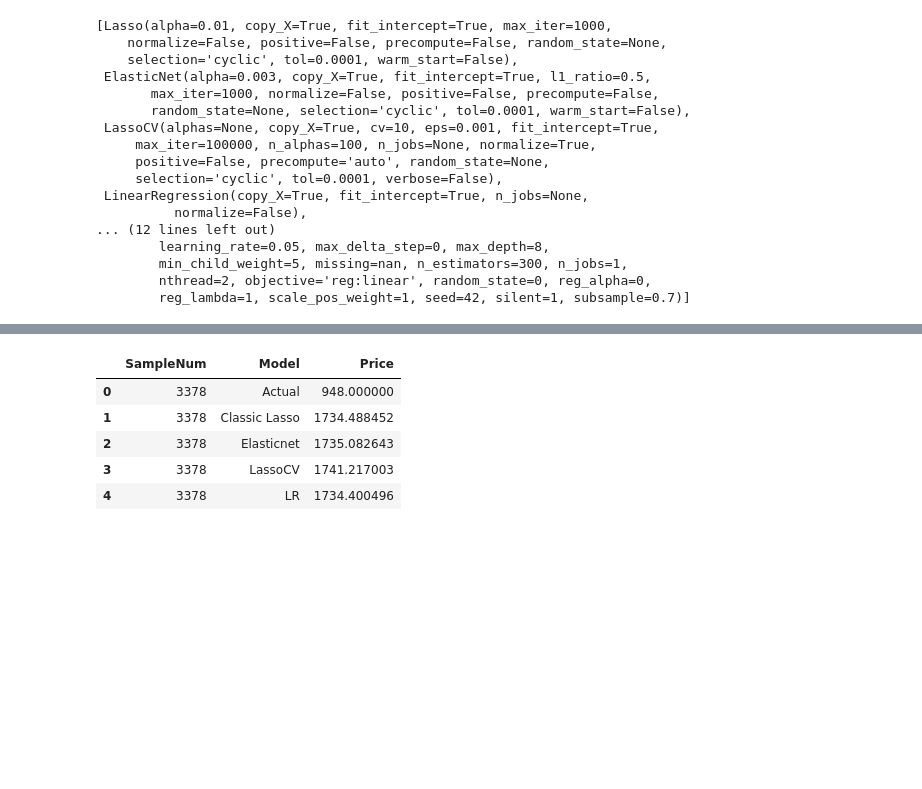
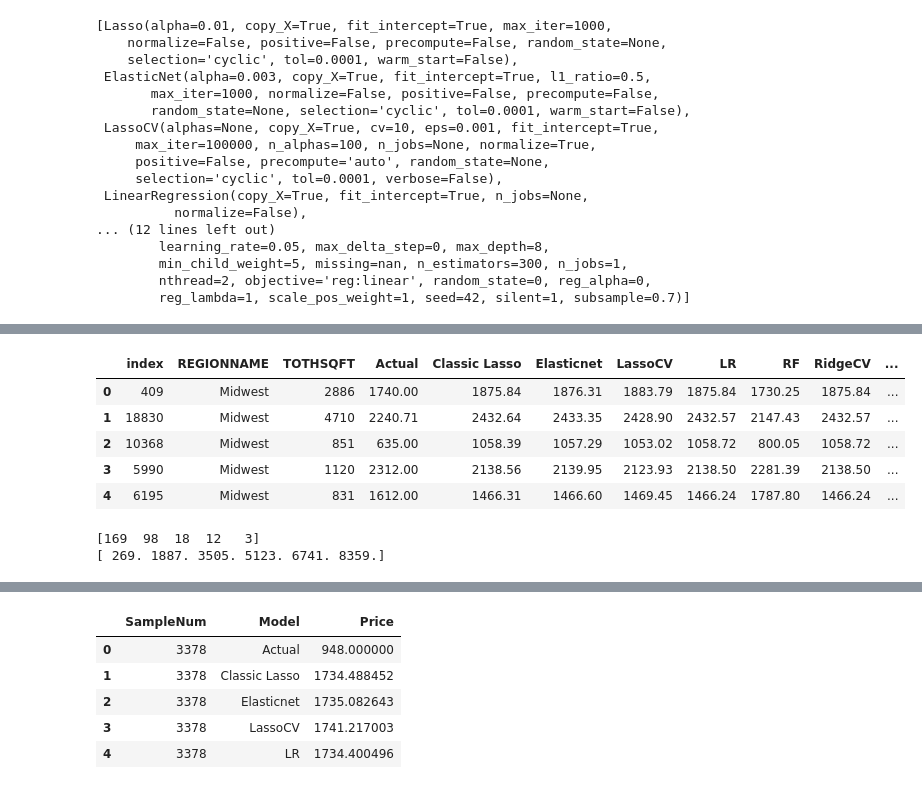
Before and after one commit to sigmanudude/ResidentialEnergyPrediction, a Jupyter notebook: predictPrice.ipynb, the cells around one changed output, grey strips where cells are left out. Drawn from its saved outputs; the diff is of its cells as text; code cells hidden in the pictures; blank space fills up the shorter version.

```diff
--- a/predictPrice.ipynb
+++ b/predictPrice.ipynb
@@ -243,0 +244,18 @@ results_data
+# %%
+newdf = pd.merge(samp[['index','REGIONNAME','TOTHSQFT']], results_data, on = "index")
+# %%
+newdf.head()
+# %% [output]
+|  | index | REGIONNAME | TOTHSQFT | Actual | Classic Lasso | Elasticnet | LassoCV | LR | RF | RidgeCV | ... |
+| 0 | 409 | Midwest | 2886 | 1740.00 | 1875.84 | 1876.31 | 1883.79 | 1875.84 | 1730.25 | 1875.84 | ... |
+| 1 | 18830 | Midwest | 4710 | 2240.71 | 2432.64 | 2433.35 | 2428.90 | 2432.57 | 2147.43 | 2432.57 | ... |
+| 2 | 10368 | Midwest | 851 | 635.00 | 1058.39 | 1057.29 | 1053.02 | 1058.72 | 800.05 | 1058.72 | ... |
+| 3 | 5990 | Midwest | 1120 | 2312.00 | 2138.56 | 2139.95 | 2123.93 | 2138.50 | 2281.39 | 2138.50 | ... |
+| 4 | 6195 | Midwest | 831 | 1612.00 | 1466.31 | 1466.60 | 1469.45 | 1466.24 | 1787.80 | 1466.24 | ... |
+# %%
+hist, binVals = np.histogram(newdf.TOTHSQFT.values,bins = 5)
+print(hist)
+print(binVals)
+# %% [output]
+[169  98  18  12   3]
+[ 269. 1887. 3505. 5123. 6741. 8359.]
```
Also changed, not shown: parts of 24 cells of this notebook, 6 other files.
